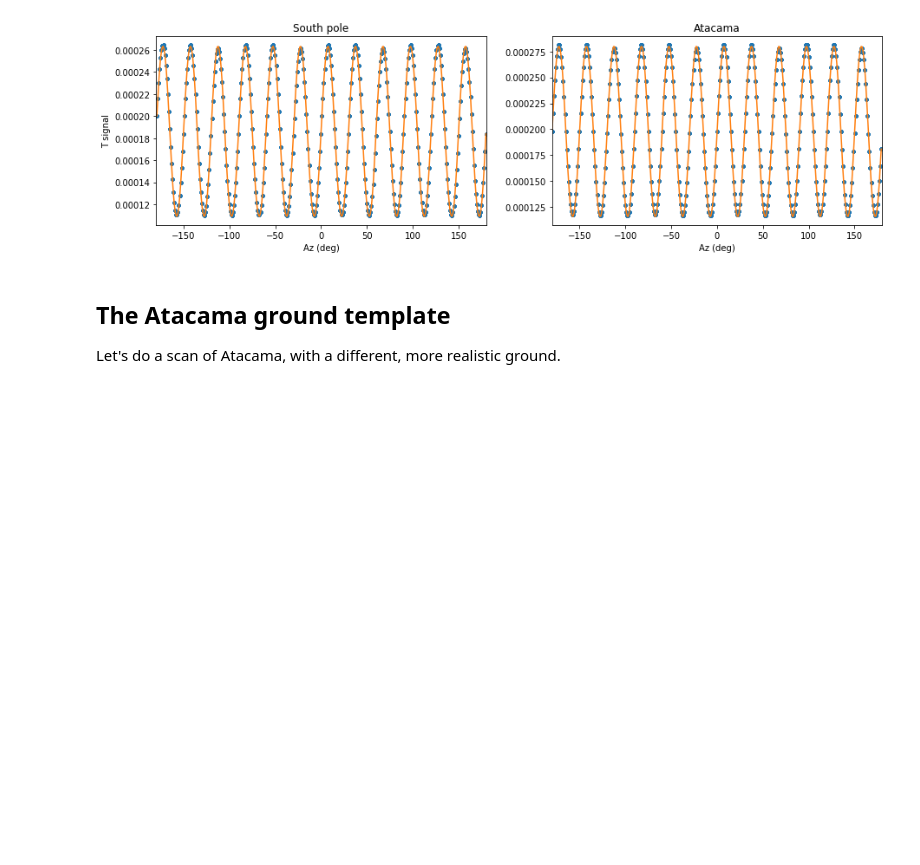
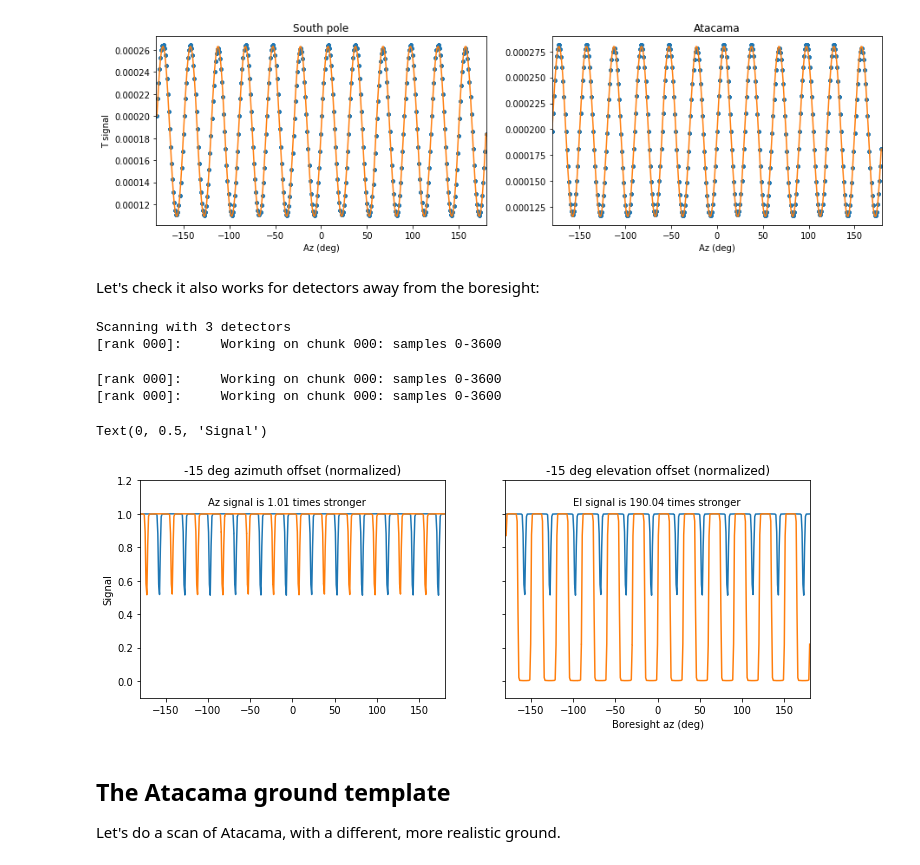
Before and after one commit to AdriJD/beamconv, a Jupyter notebook: notebooks/ground_ssn_scan.ipynb, the cells around one changed output. Saved outputs shown, nothing was run; the diff lists cells and outputs as text; code cells hidden in the pictures; blank space fills up the shorter version.

Commit message:
added az-el offset examples

```diff
--- a/notebooks/ground_ssn_scan.ipynb
+++ b/notebooks/ground_ssn_scan.ipynb
@@ -236,6 +236,57 @@ print('Average el atacama: {}'.format(np.average(sata_el)))
 Average el spole: 50.0982084907174
 Average el atacama: 49.99199956112309
 [figure]
+# %% [markdown]
+Let's check it also works for detectors away from the boresight:
+# %%
+az_opts = dict(az=15, el=0, polang=0.,
+                 btype='PO', lmax=lmax, mmax=lmax,
+                 po_file='./ancillary/gaussian_with_sidelobe.npy',
+                 deconv_q=False)
+el_opts = dict(az=0, el=15, polang=0.,
+                 btype='PO', lmax=lmax, mmax=lmax,
+                 po_file='./ancillary/gaussian_with_sidelobe.npy',
+                 deconv_q=False)
+azoff = Beam(name='azoff', **az_opts)
+eloff = Beam(name='eloff', **el_opts)
+
+spole = ScanStrategy(nsamp, # mission duration in sec.
+                  sample_rate=1, # 1 Hz sample rate
+                  location='spole',# South pole instrument
+                  rot_period=rot_period,
+                  ctime0=t0)
+spole.add_to_focal_plane([azoff, eloff, center_beam])
+ra0spo, dec0spo, _, _ = qpo.azel2radec(0,0,0, [az0], [0], [0.], [0.], [+180.], [-90.], [t0])#Align az with phi
+spole.scan_instrument_mpi(blank_alm, verbose=1, ra0=ra0spo, dec0=dec0spo, ground_alm=sine_alm,
+                          binning=False, interp = True, save_tod=True, save_point=True, **scan_opts)
+azoff_tod = spole._data["0"]["0"]["tod"].copy()
+eloff_tod = spole._data["0"]["1"]["tod"].copy()
+centr_tod = spole._data["0"]["2"]["tod"].copy()
+bore_az = np.empty(nsamp, dtype=np.float64)
+bore_el = np.empty(nsamp, dtype=np.float64)
+
+_ = spole.bore2radec(np.array([1,0,0,0]), spole.ctime, spole.q_boreground, ra=bore_az, dec=bore_el)
+sort_bore = np.argsort(bore_az)
+fig, ax = plt.subplots(1,2, figsize=(12,4), sharex=True, sharey=True)
+ax[0].plot(bore_az[sort_bore], centr_tod[sort_bore]/np.amax(centr_tod))
+ax[1].plot(bore_az[sort_bore], centr_tod[sort_bore]/np.amax(centr_tod))
+ax[0].plot(bore_az[sort_bore], azoff_tod[sort_bore]/np.amax(azoff_tod))
+ax[1].plot(bore_az[sort_bore], eloff_tod[sort_bore]/np.amax(eloff_tod))
+ax[0].set_title("-15 deg azimuth offset (normalized)")
+ax[1].set_title("-15 deg elevation offset (normalized)")
+ax[0].text(-100, 1.05, "Az signal is {:.2f} times stronger".format(np.amin(azoff_tod)/np.amin(centr_tod)))
+ax[1].text(-100, 1.05, "El signal is {:.2f} times stronger".format(np.amin(centr_tod)/np.amin(eloff_tod)))
+ax[0].set_xlim(-180, 180)
+ax[0].set_ylim(-0.1,1.2)
+ax[1].set_xlabel("Boresight az (deg)")
+ax[0].set_ylabel("Signal")
+# %% [output]
+Scanning with 3 detectors
+[rank 000]:     Working on chunk 000: samples 0-3600
+[rank 000]:     Working on chunk 000: samples 0-3600
+[rank 000]:     Working on chunk 000: samples 0-3600
+Text(0, 0.5, 'Signal')
+[figure, added]
 # %% [markdown]
 ## The Atacama ground template
 Let's do a scan of Atacama, with a different, more realistic ground.
```
Also changed, not shown: parts of 9 cells of this notebook.
